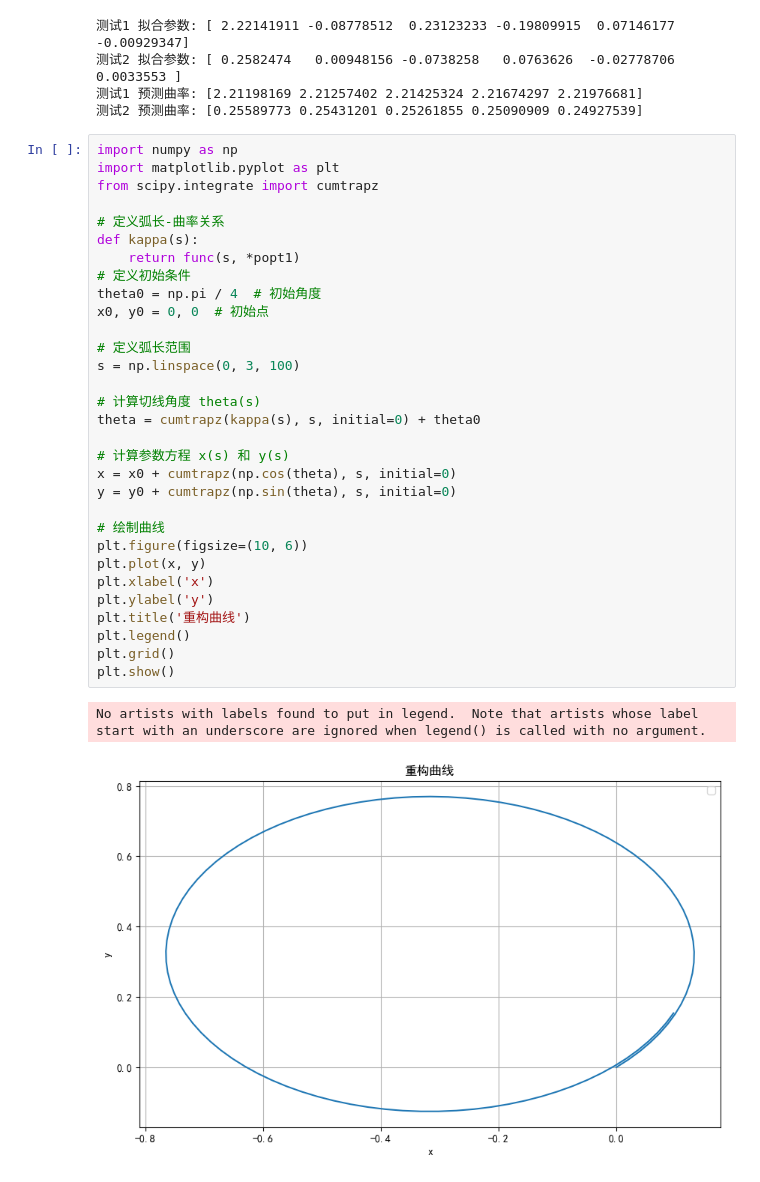
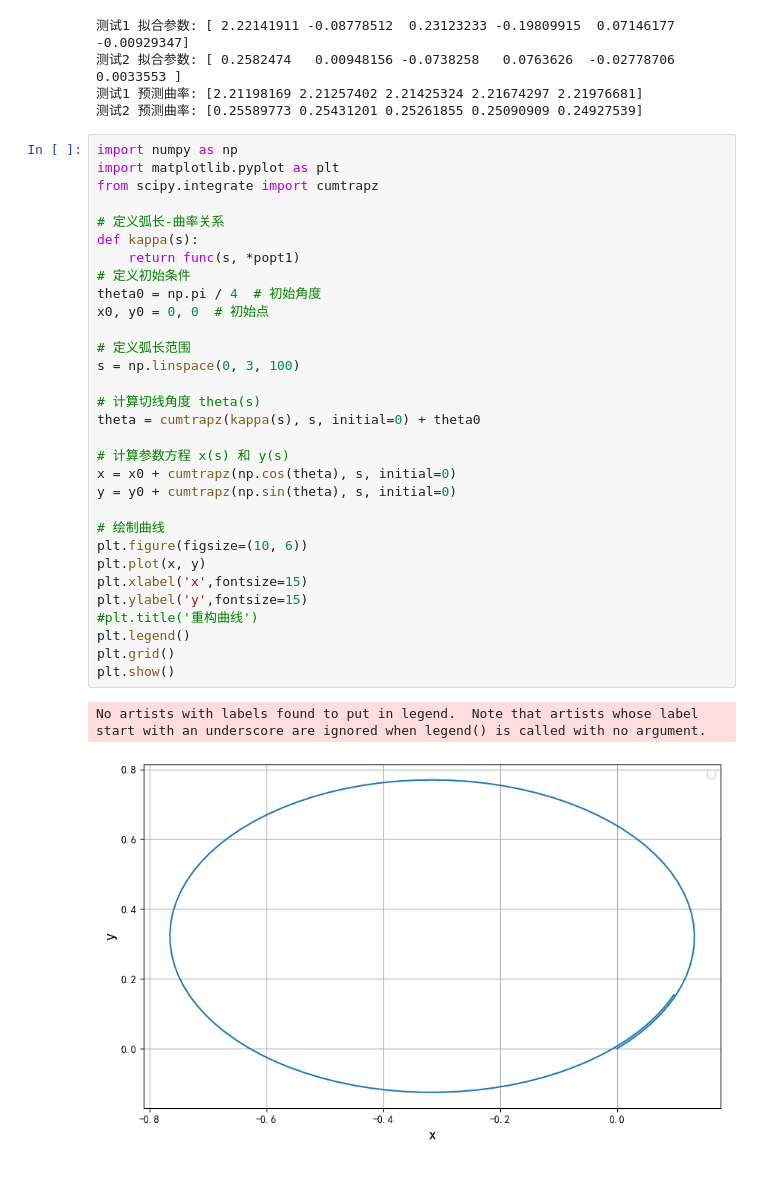
Before and after one commit to JesterHey/2024------, a Jupyter notebook: q1&q2.ipynb, the cells around one changed output. Drawn from its saved outputs; the diff is of its cells as text.

```diff
--- a/q1&q2.ipynb
+++ b/q1&q2.ipynb
@@ -196,37 +203,37 @@ print('测试2 预测曲率:', k2_predict)
 # %%
 import numpy as np
 import matplotlib.pyplot as plt
 from scipy.integrate import cumtrapz
 
 # 定义弧长-曲率关系
 def kappa(s):
     return func(s, *popt1)
 # 定义初始条件
 theta0 = np.pi / 4  # 初始角度
 x0, y0 = 0, 0  # 初始点
 
 # 定义弧长范围
 s = np.linspace(0, 3, 100)
 
 # 计算切线角度 theta(s)
 theta = cumtrapz(kappa(s), s, initial=0) + theta0
 
 # 计算参数方程 x(s) 和 y(s)
 x = x0 + cumtrapz(np.cos(theta), s, initial=0)
 y = y0 + cumtrapz(np.sin(theta), s, initial=0)
 
 # 绘制曲线
 plt.figure(figsize=(10, 6))
 plt.plot(x, y)
-plt.xlabel('x')
-plt.ylabel('y')
-plt.title('重构曲线')
+plt.xlabel('x',fontsize=15)
+plt.ylabel('y',fontsize=15)
+#plt.title('重构曲线')
 plt.legend()
 plt.grid()
 plt.show()
 # %% [output]
 No artists with labels found to put in legend.  Note that artists whose label start with an underscore are ignored when legend() is called with no argument.
-[figure, old version]
+[figure, new version]
 # %%
 import numpy as np
 import matplotlib.pyplot as plt
```
Also changed, not shown: parts of 7 cells of this notebook, 1 other file.
